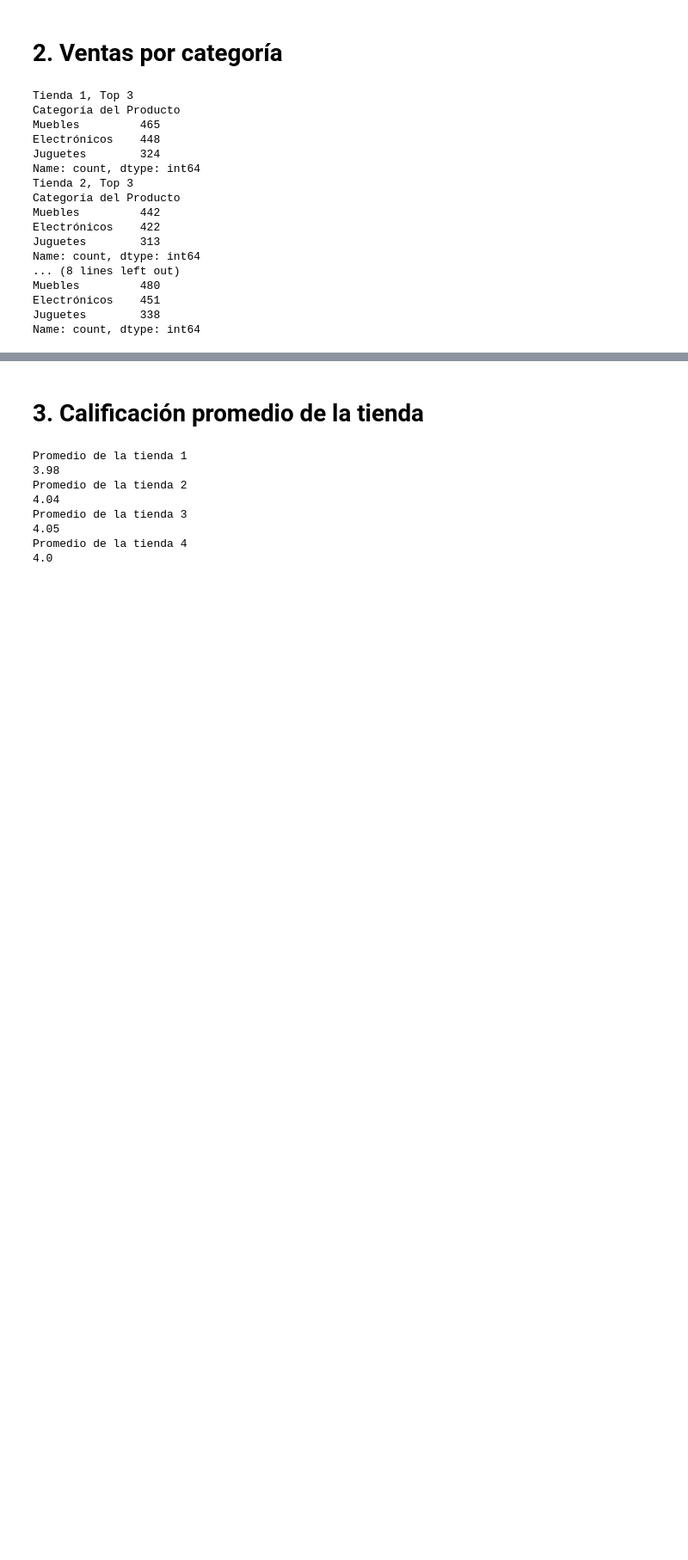
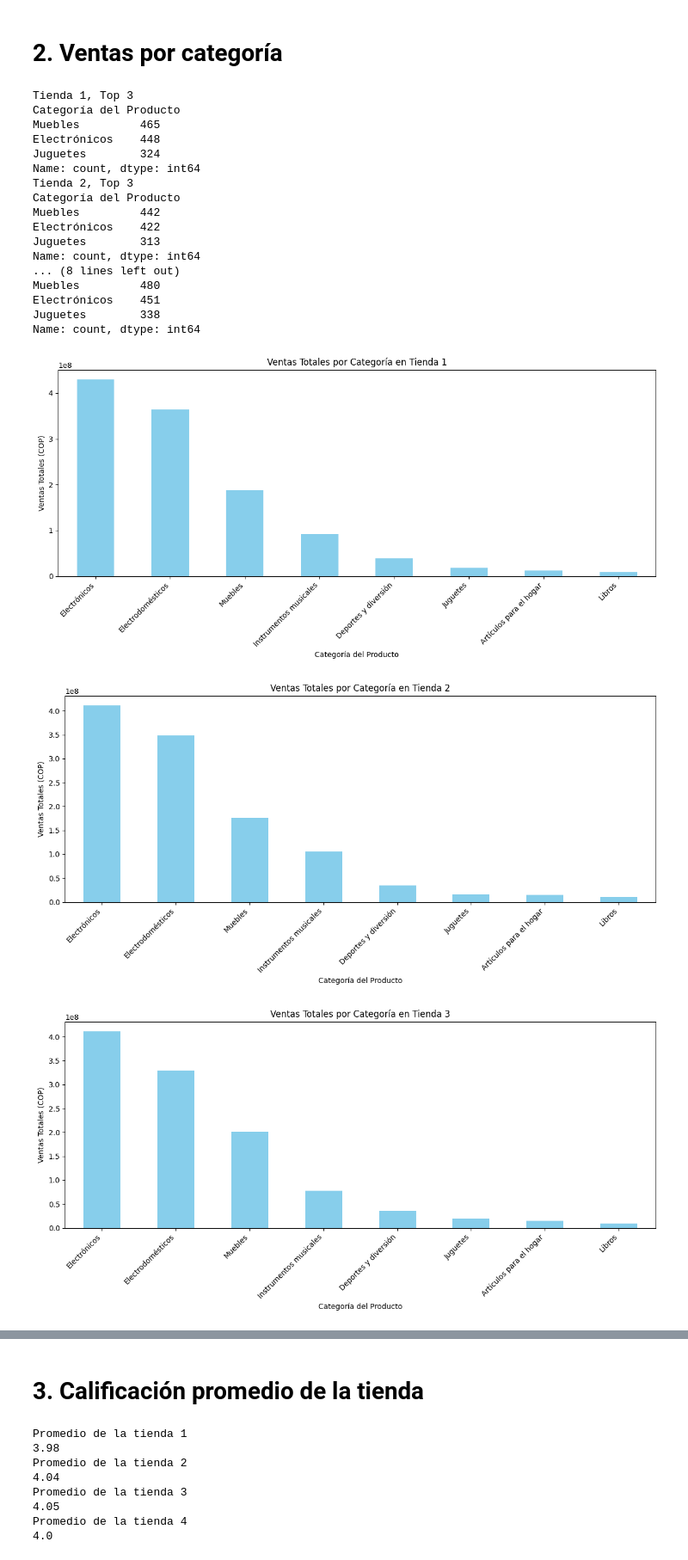
Before and after one commit to thxlopez7/challenge_Alura_Store-AnalisisDeDatos, a Jupyter notebook: AluraStoreLatam.ipynb, the cells around one changed output, grey strips where cells are left out. Shown at 86% size. Saved outputs shown, nothing was run; the diff lists cells and outputs as text; code cells hidden in the pictures; blank space fills up the shorter version.

```diff
--- a/AluraStoreLatam.ipynb
+++ b/AluraStoreLatam.ipynb
@@ -94,3 +157,28 @@ Muebles         480
 Electrónicos    451
 Juguetes        338
 Name: count, dtype: int64
+# %%
+import matplotlib.pyplot as plt
+import pandas as pd
+
+def graficar_ventas_por_categoria(dataframe, nombre_tienda):
+    ventas_por_categoria = dataframe.groupby('Categoría del Producto')['Precio'].sum().sort_values(ascending=False)
+
+    plt.figure(figsize=(12, 6))
+    ventas_por_categoria.plot(kind='bar', color='skyblue')
+    plt.title(f'Ventas Totales por Categoría en {nombre_tienda}')
+    plt.xlabel('Categoría del Producto')
+    plt.ylabel('Ventas Totales (COP)')
+    plt.xticks(rotation=45, ha='right')
+    plt.tight_layout()
+    plt.show()
+
+# Llamar a la función para cada tienda
+graficar_ventas_por_categoria(tienda, 'Tienda 1')
+graficar_ventas_por_categoria(tienda2, 'Tienda 2')
+graficar_ventas_por_categoria(tienda3, 'Tienda 3')
+graficar_ventas_por_categoria(tienda4, 'Tienda 4')
+# %% [output]
+[figure, added]
+[figure, added]
+[figure, added]
```
Also changed, not shown: parts of 7 cells of this notebook.
